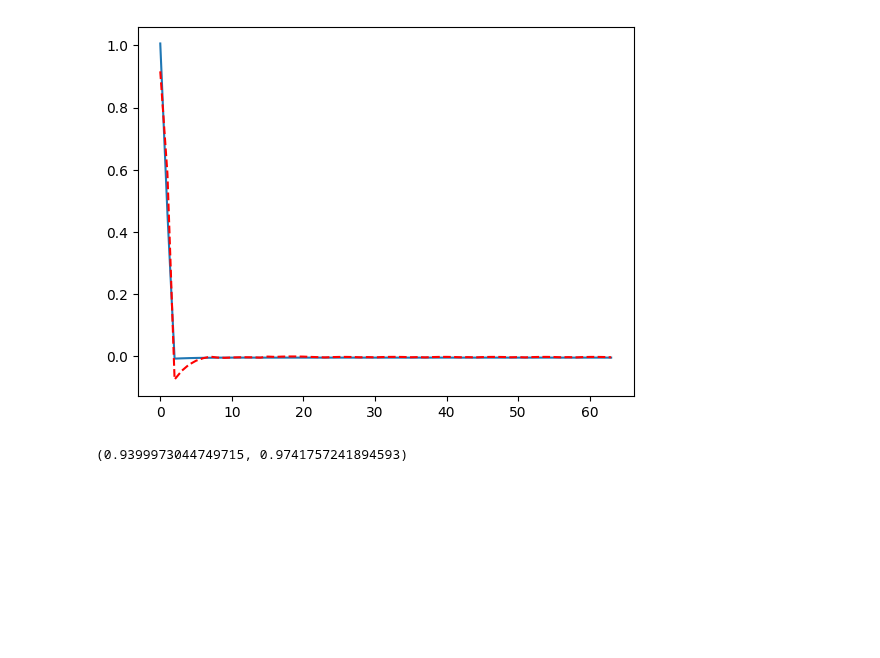
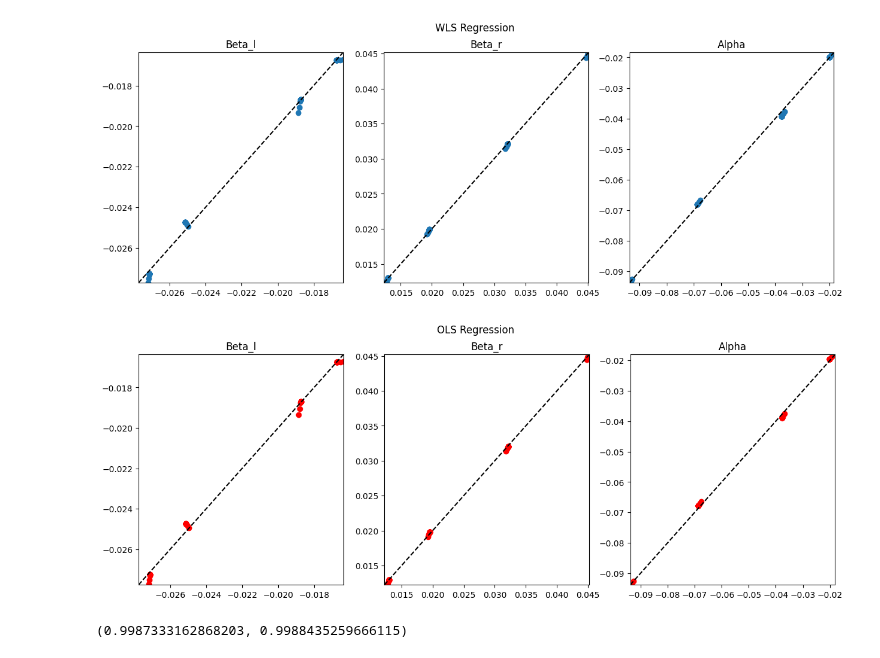
Before and after one commit to jprogrammer13/drp_course_2023, a Jupyter notebook: notebooks/wls_test.ipynb, the cells around one changed output. Drawn from its saved outputs; the diff is of its cells as text; code cells hidden in the pictures; blank space fills up the shorter version.

```diff
--- a/notebooks/wls_test.ipynb
+++ b/notebooks/wls_test.ipynb
@@ -117,10 +115,66 @@ plt.show()
-# %%
-plt.plot(y)
-plt.plot(y_hat_ols, '--', color="red")
-plt.show()
-# %% [output]
-[figure, removed]
+# %%
+fig, ax = plt.subplots(1, 3, figsize=(15, 5))
+fig.suptitle("WLS Regression")
+# fig.suptitle('Horizontally stacked subplots')
+# Beta_l
+y_min = min(Y[...,0].min(),y_hat[...,0].min())
+y_max = max(Y[...,0].max(),y_hat[...,0].max())
+ax[0].set_title("Beta_l")
+ax[0].set_xlim(y_min,y_max)
+ax[0].set_ylim(y_min,y_max)
+ax[0].scatter(Y[...,0],y_hat[...,0])
+ax[0].plot([y_min,y_max],[y_min,y_max], "--", color='black')
+# Beta_r
+y_min = min(Y[...,1].min(),y_hat[...,1].min())
+y_max = max(Y[...,1].max(),y_hat[...,1].max())
+ax[1].set_title("Beta_r")
+ax[1].set_xlim(y_min,y_max)
+ax[1].set_ylim(y_min,y_max)
+ax[1].scatter(Y[...,1],y_hat[...,1])
+ax[1].plot([y_min,y_max],[y_min,y_max], "--", color='black')
+# Alpha
+y_min = min(Y[...,2].min(),y_hat[...,2].min())
+y_max = max(Y[...,2].max(),y_hat[...,2].max())
+ax[2].set_title("Alpha")
+ax[2].set_xlim(y_min,y_max)
+ax[2].set_ylim(y_min,y_max)
+ax[2].scatter(Y[...,2],y_hat[...,2])
+ax[2].plot([y_min,y_max],[y_min,y_max], "--", color='black')
+plt.show()
+# %% [output]
+[figure, added]
+# %%
+fig, ax = plt.subplots(1, 3, figsize=(15, 5))
+fig.suptitle("OLS Regression")
+# fig.suptitle('Horizontally stacked subplots')
+# Beta_l
+y_min = min(Y[...,0].min(),y_hat_ols[...,0].min())
+y_max = max(Y[...,0].max(),y_hat_ols[...,0].max())
+ax[0].set_title("Beta_l")
+ax[0].set_xlim(y_min,y_max)
+ax[0].set_ylim(y_min,y_max)
+ax[0].scatter(Y[...,0],y_hat[...,0], color="red")
+ax[0].plot([y_min,y_max],[y_min,y_max], "--", color='black')
+# Beta_r
+y_min = min(Y[...,1].min(),y_hat_ols[...,1].min())
+y_max = max(Y[...,1].max(),y_hat_ols[...,1].max())
+ax[1].set_title("Beta_r")
+ax[1].set_xlim(y_min,y_max)
+ax[1].set_ylim(y_min,y_max)
+ax[1].scatter(Y[...,1],y_hat_ols[...,1], color="red")
+ax[1].plot([y_min,y_max],[y_min,y_max], "--", color='black')
+# Alpha
+y_min = min(Y[...,2].min(),y_hat_ols[...,2].min())
+y_max = max(Y[...,2].max(),y_hat_ols[...,2].max())
+ax[2].set_title("Alpha")
+ax[2].set_xlim(y_min,y_max)
+ax[2].set_ylim(y_min,y_max)
+ax[2].scatter(Y[...,2],y_hat_ols[...,2], color="red")
+ax[2].plot([y_min,y_max],[y_min,y_max], "--", color='black')
+plt.show()
+# %% [output]
+[figure, added]
 # %%
-r2_score(y, y_hat), r2_score(y, y_hat_ols)
+r2_score(Y, y_hat), r2_score(Y, y_hat_ols)
 # %% [output]
-(0.9399973044749715, 0.9741757241894593)
+(0.9987333162868203, 0.9988435259666115)
```
Also changed, not shown: parts of 14 cells of this notebook, 8 other files.
